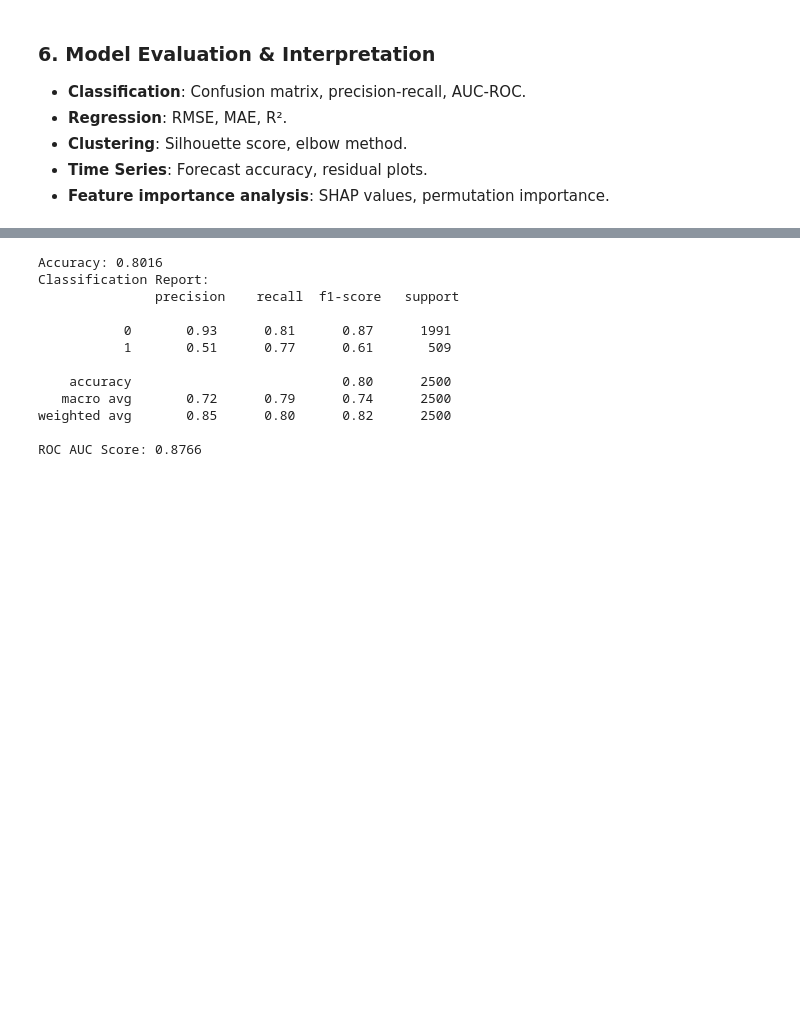
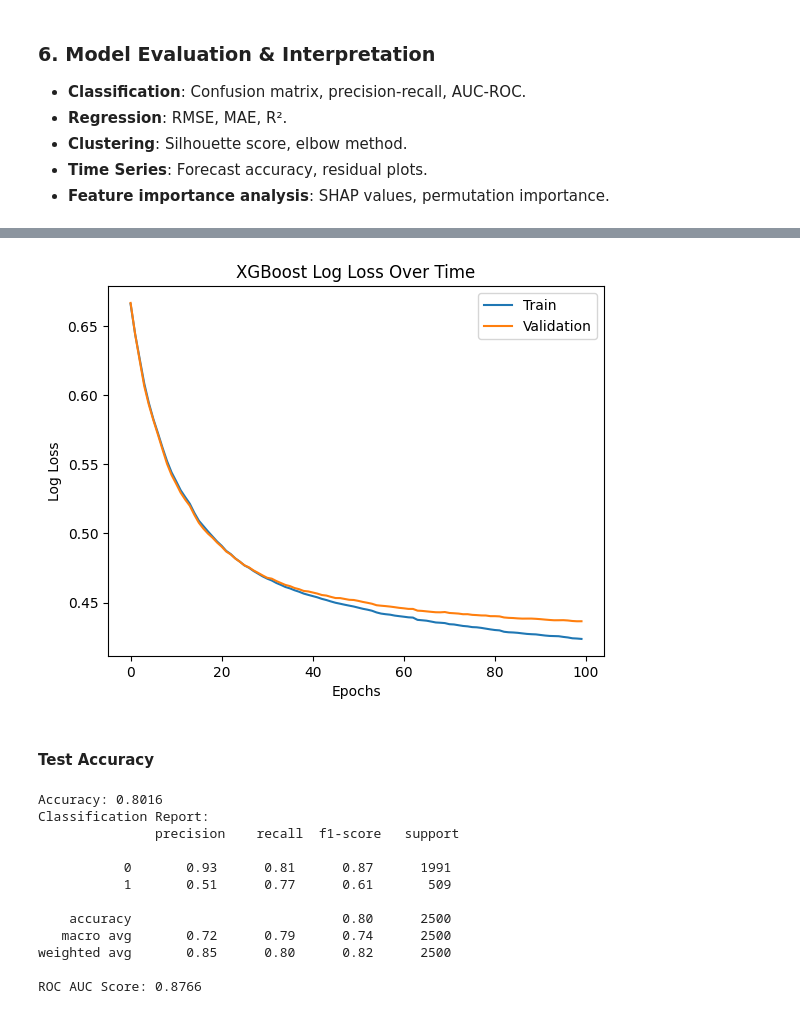
Before and after one commit to claytonshaw/bank_churn_api, a Jupyter notebook: bank_customer_churn.ipynb, the cells around one changed output, grey strips where cells are left out. Cells and saved outputs as stored; diff of their text form; code cells hidden in the pictures; blank space fills up the shorter version.

```diff
--- a/bank_customer_churn.ipynb
+++ b/bank_customer_churn.ipynb
@@ -372 +465,18 @@ XGBClassifier(base_score=None, booster=None, callbacks=None,
+# %%
+results = best_model.evals_result()
+
+epochs = len(results['validation_0']['logloss'])
+x_axis = range(epochs)
+
+plt.plot(x_axis, results['validation_0']['logloss'], label='Train')
+plt.plot(x_axis, results['validation_1']['logloss'], label='Validation')
+plt.legend()
+plt.xlabel('Epochs')
+plt.ylabel('Log Loss')
+plt.title('XGBoost Log Loss Over Time')
+plt.show()
+# %% [output]
+[figure, added]
+# %% [markdown]
+#### Test Accuracy
 # %%
```
Also changed, not shown: parts of 17 cells of this notebook.
